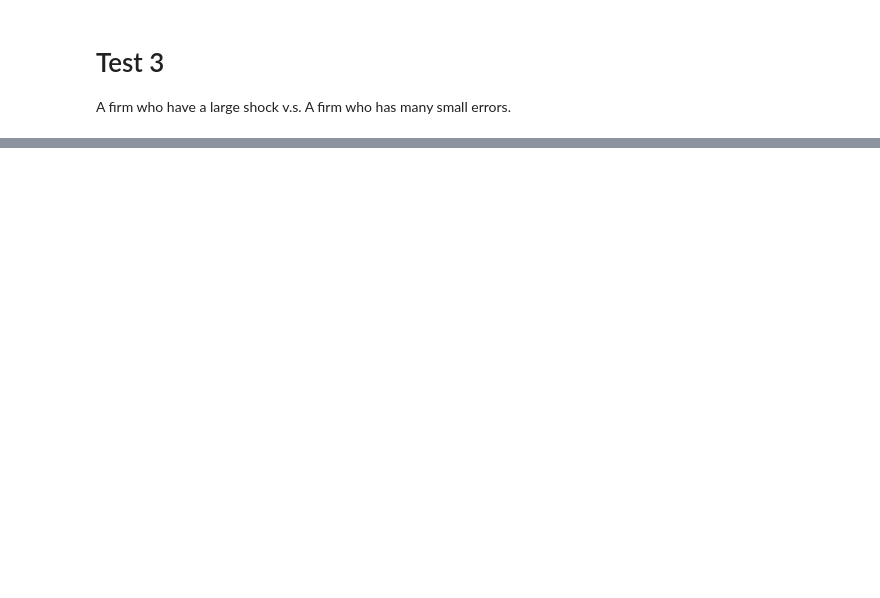
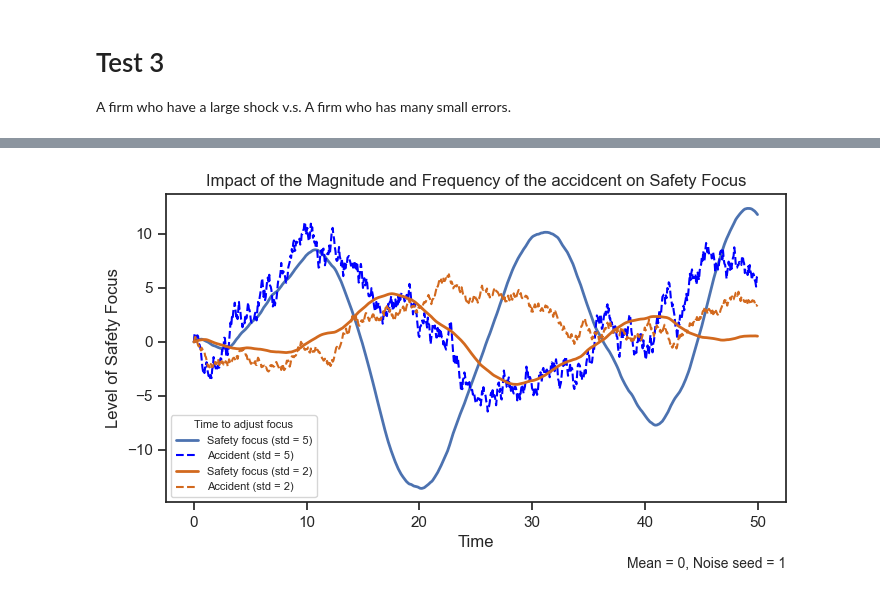
Before and after one commit to georgia-max/OrganizationOscillation, a Jupyter notebook: src/Organizational_Oscillation_v3.ipynb, the cells around one changed output, grey strips where cells are left out. Drawn from its saved outputs; the diff is of its cells as text; code cells hidden in the pictures; blank space fills up the shorter version.

```diff
--- a/src/Organizational_Oscillation_v3.ipynb
+++ b/src/Organizational_Oscillation_v3.ipynb
@@ -298,0 +306,58 @@ plt.show()
+# %%
+sns.set_theme(style="ticks")
+fig, ax = plt.subplots(figsize=(8,4))
+
+plt.title("Impact of the Magnitude and Frequency of the accidcent on Safety Focus")
+
+condition1 = {
+    'Pulse start time': 5,
+    'Pulse end time': 30,
+    'Pulse Quantity 1': 0,
+    'Pulse duration': 1,
+    'Pulse Time': 5,
+    'Pulse Quantity': 0,
+    'Switch': 1,
+    'Time to adjust focus': 3,
+    'Pulse repeat time': 5,
+    'mean': 0,
+    'std deviation': 5
+    }
+m1 = model.run(params= condition1)
+
+m1['Safety Focus'].plot(label = 'Safety focus (std = 5)', linewidth = 2)
+m1['Accident'].plot(label = 'Accident (std = 5)', linestyle = 'dashed', color = 'blue')
+
+condition2= {
+  'Pulse start time': 5,
+    'Pulse end time': 30,
+    'Pulse Quantity 1': 0,
+    'Pulse duration': 1,
+    'Pulse Time': 5,
+    'Pulse Quantity': 0,
+    'Switch': 1,
+    'Time to adjust focus': 3,
+    'Pulse repeat time': 5,
+    'mean': 0,
+    'std deviation': 2
+    }
+
+m2 = model.run(params= condition2)
+m2['Safety Focus'].plot(label = 'Safety focus (std = 2)', linewidth = 2, color = 'chocolate')
+m2['Accident'].plot(label = 'Accident (std = 2)', linestyle = 'dashed', color = 'chocolate')
+
+legend = plt.legend(title = 'Time to adjust focus', loc='lower left', fontsize = 8)#, bbox_to_anchor=(3, 1.05))
+legend.get_title().set_fontsize('8') #legend 'Title' fontsize
+
+plt.ylabel("Level of Safety Focus")
+plt.xlabel("Time")
+# plt.ylim(-1500, 1500)
+ax.annotate('Mean = 0, Noise seed = 1',
+            xy = (1.0, -0.2),
+            xycoords='axes fraction',
+            ha='right',
+            va="center",
+            fontsize=10)
+
+plt.show()
+# %% [output]
+[figure, added]
```
Also changed, not shown: parts of 7 cells of this notebook, 35 other files.
